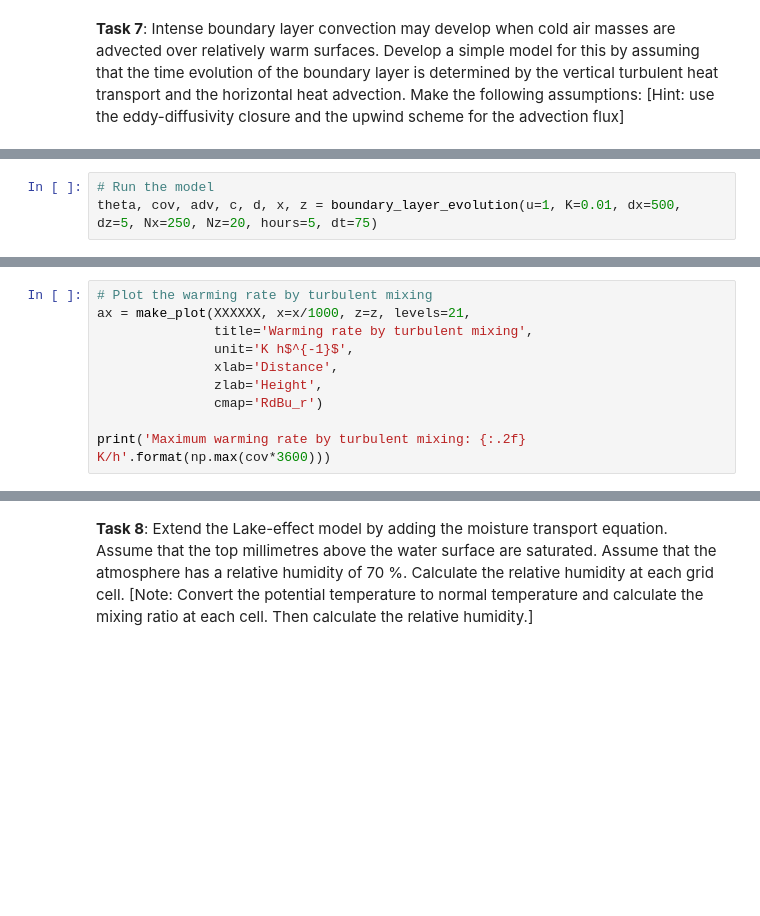
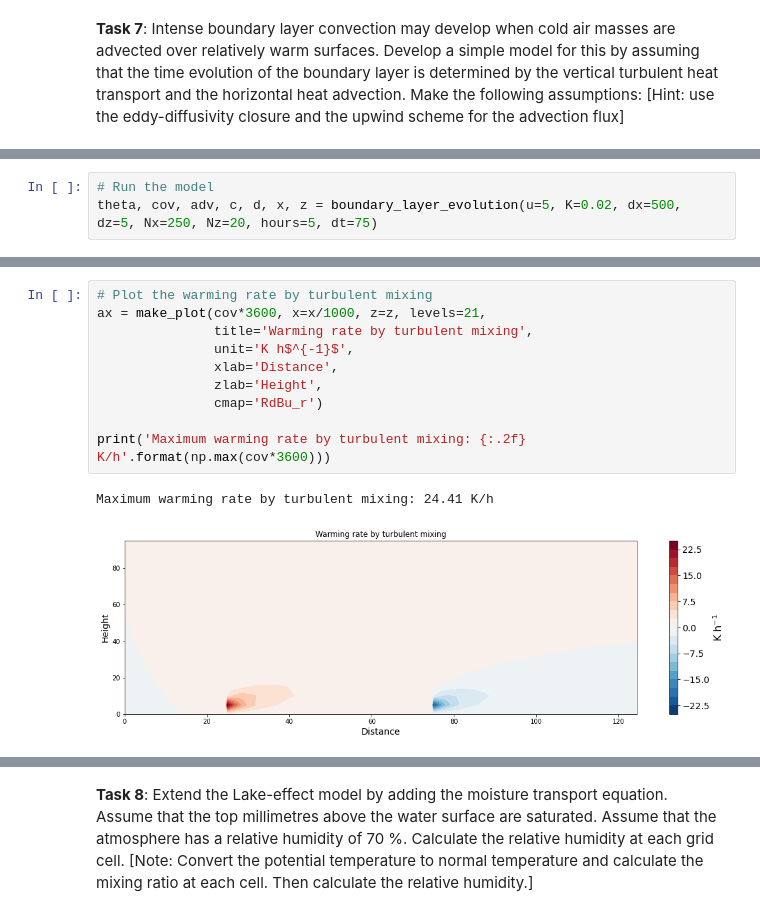
Before and after one commit to sauterto/climate_modelling, a Jupyter notebook: _build/jupyter_execute/docs/nb_advection.ipynb, the cells around one changed output, grey strips where cells are left out. Saved outputs shown, nothing was run; the diff lists cells and outputs as text; blank space fills up the shorter version.

```diff
--- a/_build/jupyter_execute/docs/nb_advection.ipynb
+++ b/_build/jupyter_execute/docs/nb_advection.ipynb
@@ -391,7 +420,7 @@ def boundary_layer_evolution(u, K, dx, dz, Nx, Nz, hours, dt):
     return theta, cov, adv, c, d, np.arange(0, Nx*dx, dx), np.arange(0, Nz*dz, dz)
 # %%
 # Run the model
-theta, cov, adv, c, d, x, z = boundary_layer_evolution(u=1, K=0.01, dx=500, dz=5, Nx=250, Nz=20, hours=5, dt=75)
+theta, cov, adv, c, d, x, z = boundary_layer_evolution(u=5, K=0.02, dx=500, dz=5, Nx=250, Nz=20, hours=5, dt=75)
 # %%
 # Create 2D plot for the covariance
 ax = make_plot(theta, x=x/500, z=z, levels=21, title='Heat flux', unit='W m$^{-2}$',
@@ -399,12 +430,15 @@ ax = make_plot(theta, x=x/500, z=z, levels=21, title='Heat flux', unit='W m$^{-2
 # %%
 # Plot the warming rate by turbulent mixing
-ax = make_plot(XXXXXX, x=x/1000, z=z, levels=21,
+ax = make_plot(cov*3600, x=x/1000, z=z, levels=21,
                title='Warming rate by turbulent mixing',
                unit='K h$^{-1}$',
                xlab='Distance',
                zlab='Height',
                cmap='RdBu_r')
 
 print('Maximum warming rate by turbulent mixing: {:.2f} K/h'.format(np.max(cov*3600)))
+# %% [output]
+Maximum warming rate by turbulent mixing: 24.41 K/h
+[figure, added]
 # %%
 # Plot the warming rate by advection
```
Also changed, not shown: parts of 13 cells of this notebook, 41 other files.
